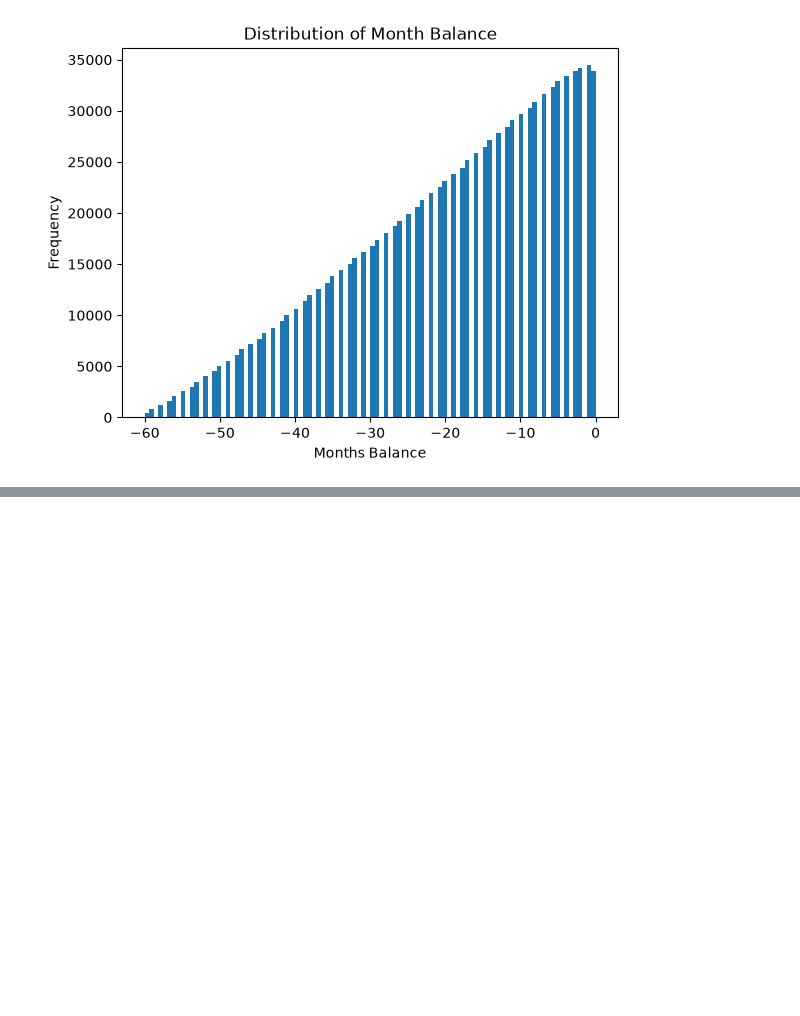
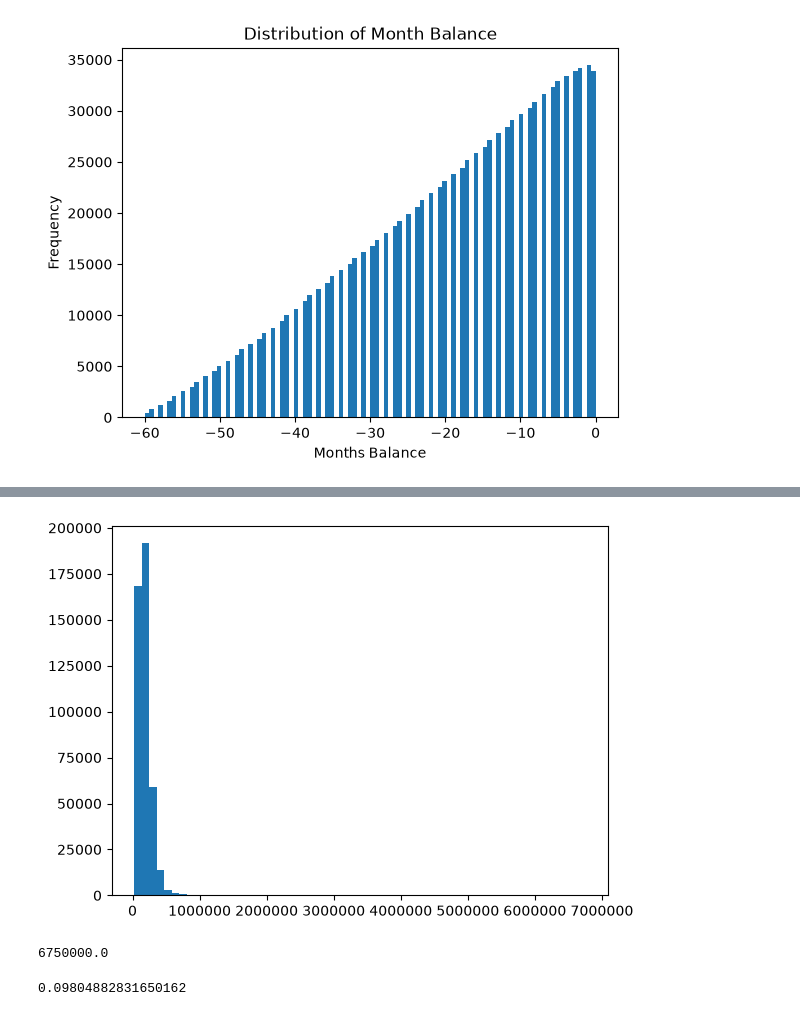
Before and after one commit to DGT-INT/credit_card_approvals_study, a Jupyter notebook: exploratory_data_analysis.ipynb, the cells around one changed output, grey strips where cells are left out. Drawn from its saved outputs; the diff is of its cells as text; code cells hidden in the pictures; blank space fills up the shorter version.

```diff
--- a/exploratory_data_analysis.ipynb
+++ b/exploratory_data_analysis.ipynb
@@ -86,0 +122,17 @@ plt.show()
+# %%
+
+plt.hist(application_data["AMT_INCOME_TOTAL"], bins=60)
+
+plt.ticklabel_format(style="plain", axis="x")
+plt.show()
+# %% [output]
+[figure, added]
+# %%
+print(max(application_data["AMT_INCOME_TOTAL"]))
+# %% [output]
+6750000.0
+# %%
+percentage = (application_data["AMT_INCOME_TOTAL"] > 1_000_000).mean() *100
+print(percentage)
+# %% [output]
+0.09804882831650162
```
Also changed, not shown: parts of 5 cells of this notebook, 7 other files.
